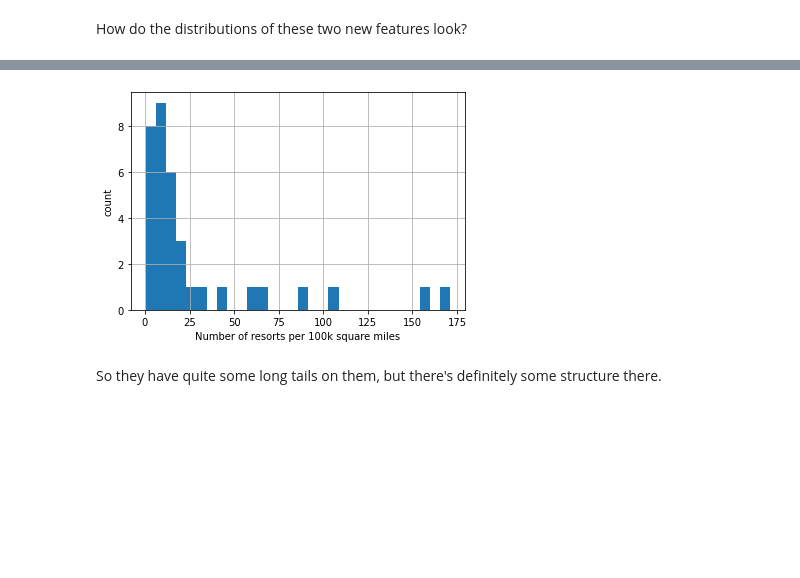
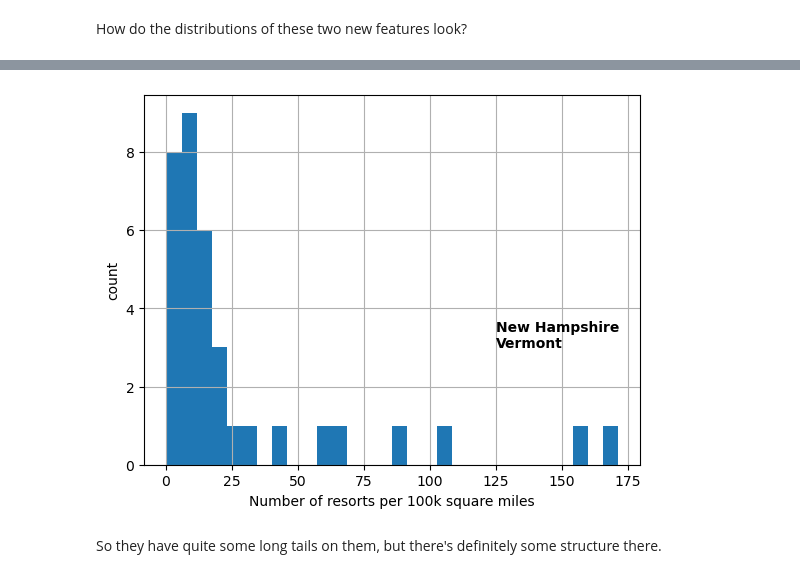
Before and after one commit to NBPub/DataScienceGuidedCapstone, a Jupyter notebook: Notebooks/03_exploratory_data_analysis.ipynb, the cells around one changed output, grey strips where cells are left out. Cells and saved outputs as stored; diff of their text form; code cells hidden in the pictures; blank space fills up the shorter version.

```diff
--- a/Notebooks/03_exploratory_data_analysis.ipynb
+++ b/Notebooks/03_exploratory_data_analysis.ipynb
@@ -89,7 +89,7 @@ ski_data.head()
 # %% [markdown]
 ### 3.4.2 State-wide summary data<a id='3.4.2_State-wide_summary_data'></a>
 # %%
-state_summary = pd.read_csv('../data/state_summary.csv')
+state_summary = pd.read_csv('../data/state_summary.csv', index_col = 0)
 # %%
 state_summary.info()
 # %% [output]
@@ -241,9 +262,12 @@ plt.ylabel('count');
 # %%
 state_summary.resorts_per_100ksq_mile.hist(bins=30)
 plt.xlabel('Number of resorts per 100k square miles')
 plt.ylabel('count');
+big = state_summary[state_summary.resorts_per_100ksq_mile>150].state.values
+plt.text(125, 3, '\n'.join(big), fontweight = 'bold')
+plt.show()
 # %% [output]
-[figure, old version]
+[figure, new version]
 # %% [markdown]
 So they have quite some long tails on them, but there's definitely some structure there.
 # %% [markdown]
```
Also changed, not shown: parts of 45 cells of this notebook, 6 other files.
